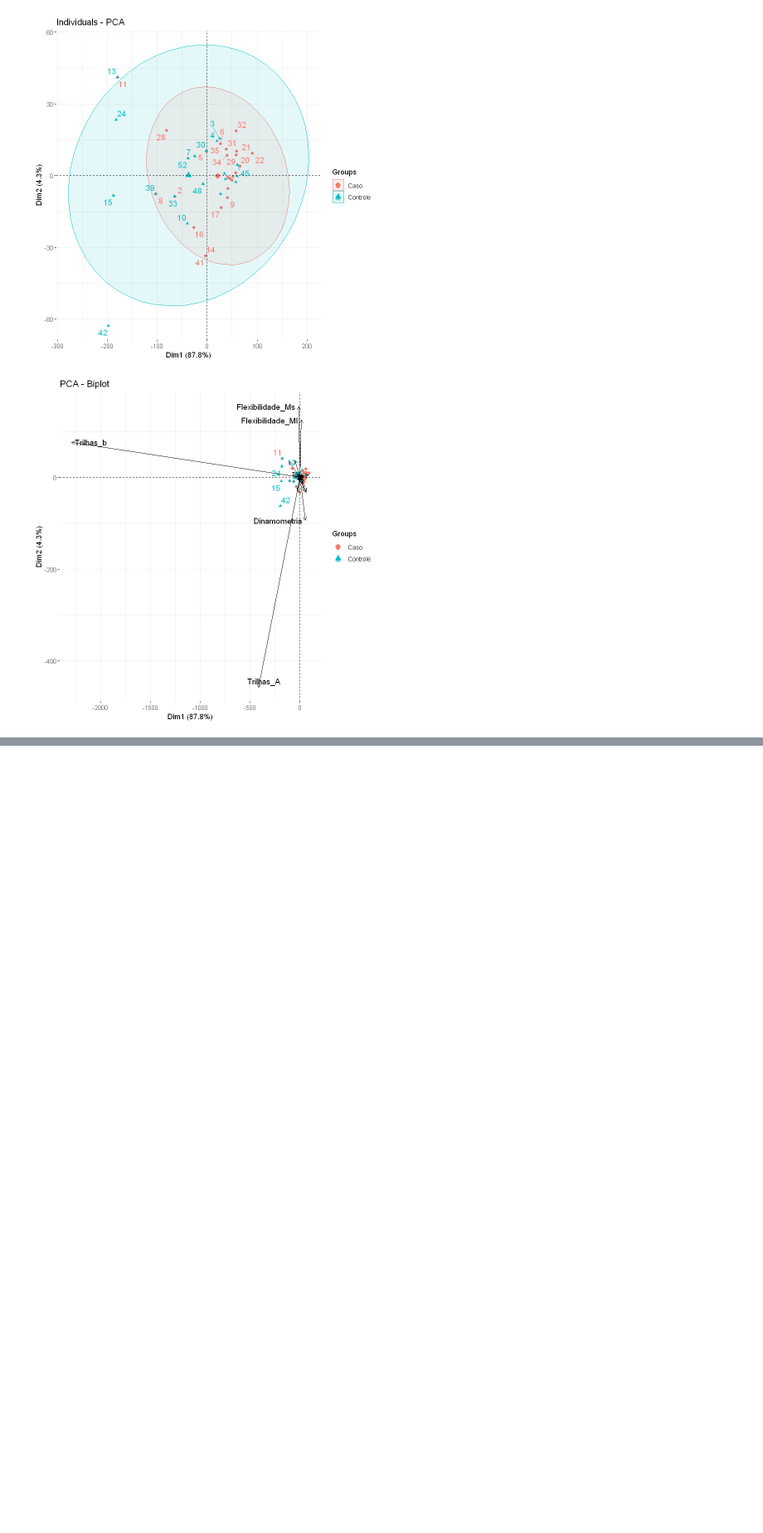
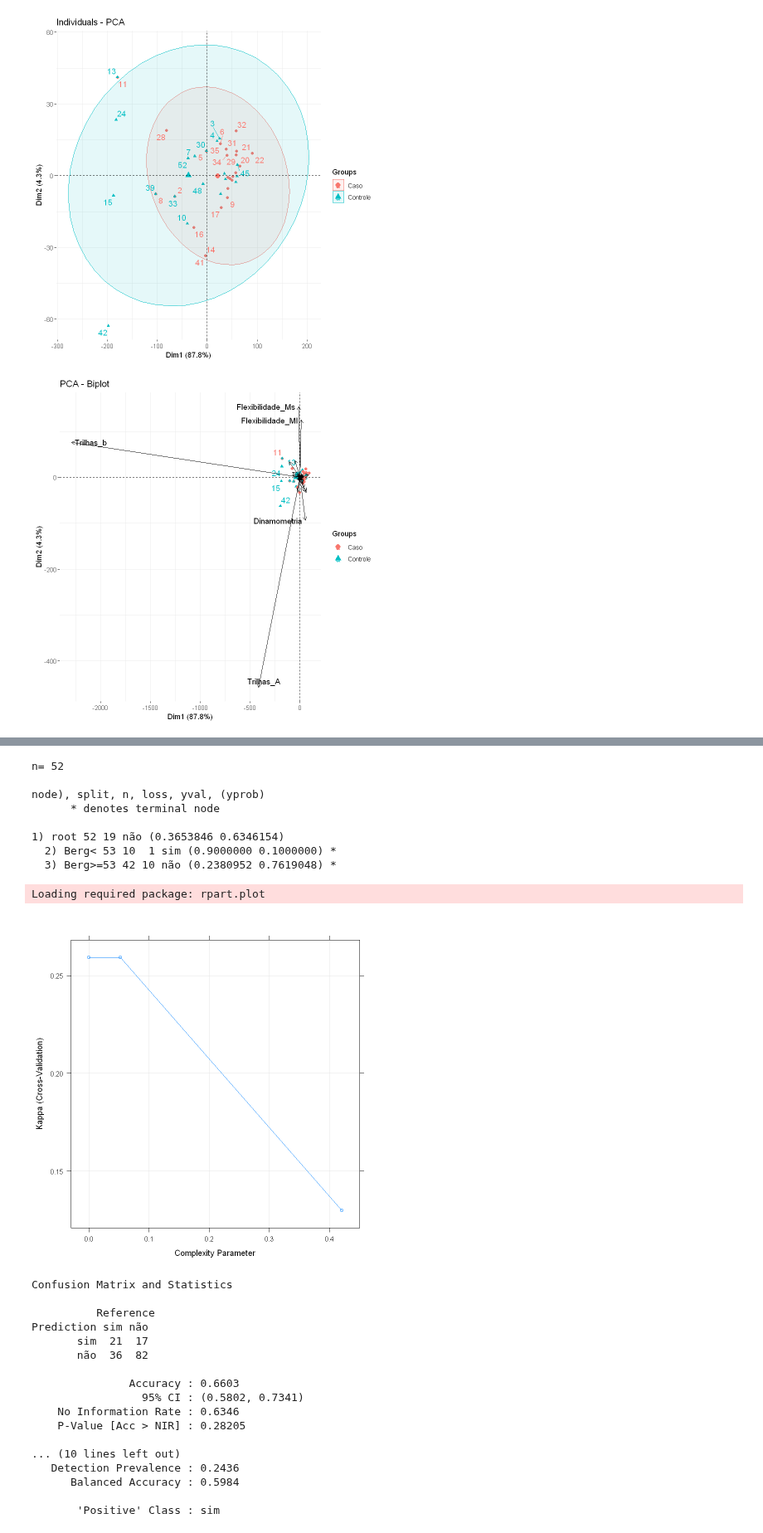
Before and after one commit to RenanBaltar/Analises_Heitor, a Jupyter notebook: Analise_Heitor_tese.ipynb, the cells around one changed output, grey strips where cells are left out. Shown at 83% size. Drawn from its saved outputs; the diff is of its cells as text; code cells hidden in the pictures; blank space fills up the shorter version.

```diff
--- a/Analise_Heitor_tese.ipynb
+++ b/Analise_Heitor_tese.ipynb
@@ -1095,0 +1139,20 @@ Warning message:
+# %%
+BD_DT_rfe<- BD[,c("Caidor","medicaçao_tipo_cardiovascular","Berg","Vo2_maximo_avaliado",
+                                "DT_Sec","Trilhas_b","Fluencia_verbal","DVC_primaria","Dinamometria","Anticoagulante_classif","idade")]
+set.seed(44)
+Tree_model=train(Caidor~.,data=BD_DT_rfe,method='rpart',metric="Kappa",trControl=trainControl(method='cv',number=5,savePredictions=TRUE))
+Tree_model
+plot(Tree_model)
+Tree_model$finalModel
+#install.packages("rpart.plot")
+require(rpart.plot)
+rpart.plot(Tree_model$finalModel,type=0,extra=101,box.palette = "GnBu",
+           branch.lty=3,shadow.col = "gray",nn=T,cex=1)
+
+#attributes(Tree_model)
+prediction_dt<-Tree_model$pred[,1]
+obs_dt<- Tree_model$pred[,2]
+confusionMatrix(prediction_dt,obs_dt)
+varImp(Tree_model)
+plot(varImp(Tree_model),main="Variables Importance - Decision Tree")
+# %% [output]
@@ -1095,0 +1177,27 @@ Warning message:
+n= 52
+
+node), split, n, loss, yval, (yprob)
+      * denotes terminal node
+
+1) root 52 19 não (0.3653846 0.6346154)
+  2) Berg< 53 10  1 sim (0.9000000 0.1000000) *
+  3) Berg>=53 42 10 não (0.2380952 0.7619048) *
+Loading required package: rpart.plot
+[figure, added]
+Confusion Matrix and Statistics
+
+          Reference
+Prediction sim não
+       sim  21  17
+       não  36  82
+
+               Accuracy : 0.6603
+                 95% CI : (0.5802, 0.7341)
+    No Information Rate : 0.6346
+    P-Value [Acc > NIR] : 0.28205
+
+... (10 lines left out)
+   Detection Prevalence : 0.2436
+      Balanced Accuracy : 0.5984
+
+       'Positive' Class : sim
```
Also changed, not shown: parts of 3 cells of this notebook.
